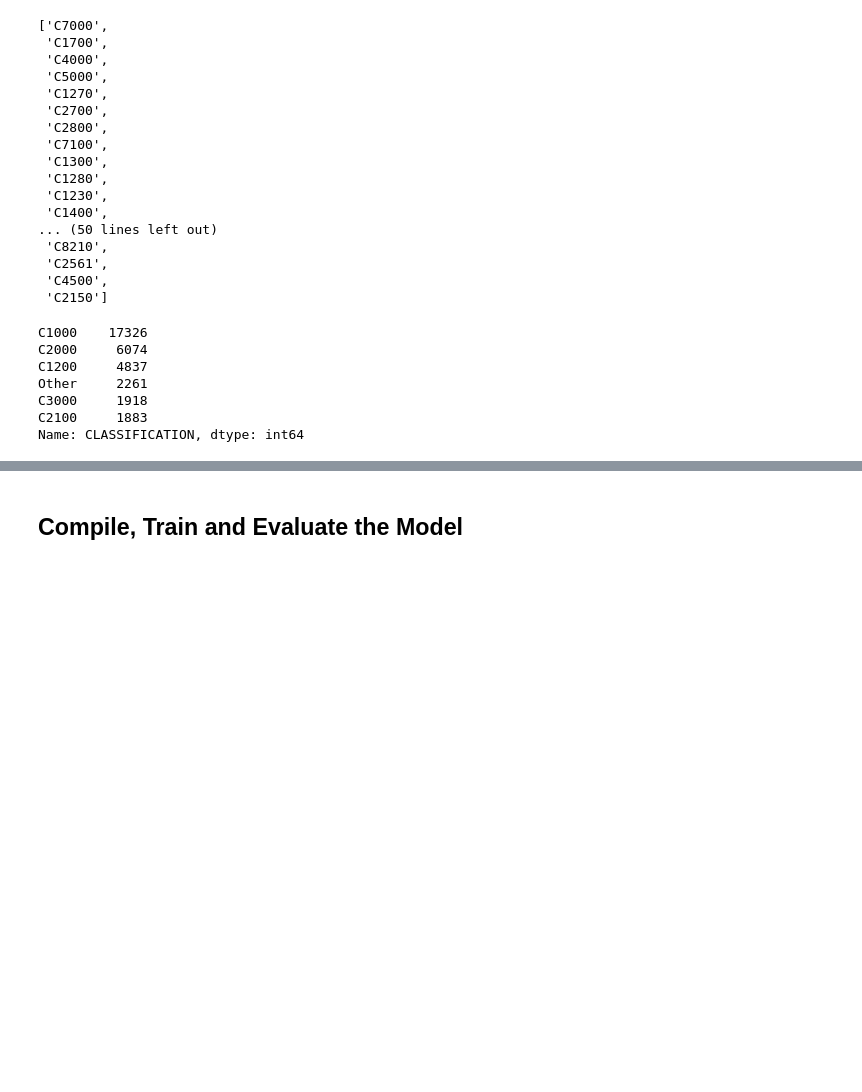
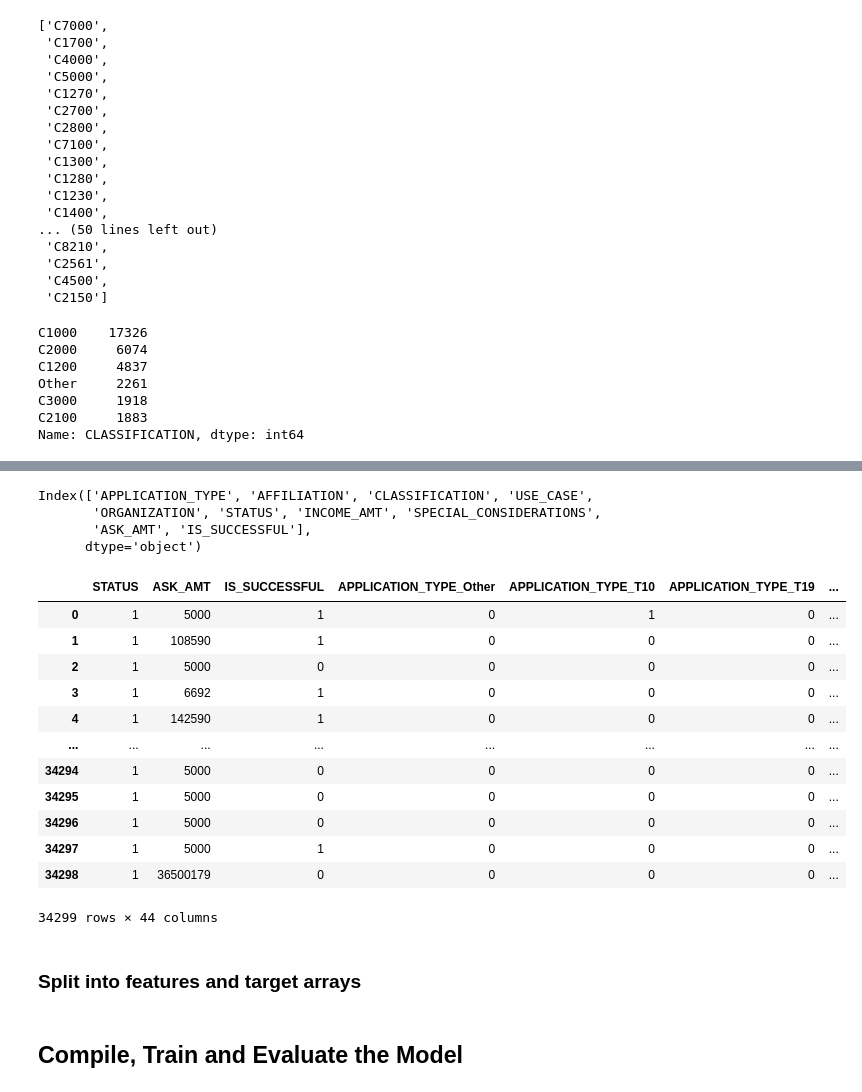
Before and after one commit to JenniferM-BShulyak/deep-learning-challenge, a Jupyter notebook: alphabet_soup.ipynb, the cells around one changed output, grey strips where cells are left out. Drawn from its saved outputs; the diff is of its cells as text; code cells hidden in the pictures; blank space fills up the shorter version.

Commit message:
Finished Preprocessing the data.

```diff
--- a/alphabet_soup.ipynb
+++ b/alphabet_soup.ipynb
@@ -182,2 +191,34 @@ Name: CLASSIFICATION, dtype: int64
+# %%
+# Get columns to make
+application_df.columns
+# %% [output]
+Index(['APPLICATION_TYPE', 'AFFILIATION', 'CLASSIFICATION', 'USE_CASE',
+       'ORGANIZATION', 'STATUS', 'INCOME_AMT', 'SPECIAL_CONSIDERATIONS',
+       'ASK_AMT', 'IS_SUCCESSFUL'],
+      dtype='object')
+# %%
+# Convert categorical data to numeric with `pd.get_dummies`
+# Make list of columns to numeric-ify
+cat_columns = ['APPLICATION_TYPE', 'AFFILIATION', 'CLASSIFICATION', 'USE_CASE', 'ORGANIZATION', 'INCOME_AMT', 'SPECIAL_CONSIDERATIONS']
+
+# Use get_dummies
+application_dummies_df = pd.get_dummies(application_df, columns=cat_columns)
+application_dummies_df
+# %% [output]
+|  | STATUS | ASK_AMT | IS_SUCCESSFUL | APPLICATION_TYPE_Other | APPLICATION_TYPE_T10 | APPLICATION_TYPE_T19 | ... |
+| 0 | 1 | 5000 | 1 | 0 | 1 | 0 | ... |
+| 1 | 1 | 108590 | 1 | 0 | 0 | 0 | ... |
+| 2 | 1 | 5000 | 0 | 0 | 0 | 0 | ... |
+| 3 | 1 | 6692 | 1 | 0 | 0 | 0 | ... |
+| 4 | 1 | 142590 | 1 | 0 | 0 | 0 | ... |
+| ... | ... | ... | ... | ... | ... | ... | ... |
+| 34294 | 1 | 5000 | 0 | 0 | 0 | 0 | ... |
+| 34295 | 1 | 5000 | 0 | 0 | 0 | 0 | ... |
+| 34296 | 1 | 5000 | 0 | 0 | 0 | 0 | ... |
+| 34297 | 1 | 5000 | 1 | 0 | 0 | 0 | ... |
+| 34298 | 1 | 36500179 | 0 | 0 | 0 | 0 | ... |
+34299 rows × 44 columns
+# %% [markdown]
+### Split into features and target arrays
 # %%
 # Split our preprocessed data into our features and target arrays
```
Also changed, not shown: parts of 5 cells of this notebook.
